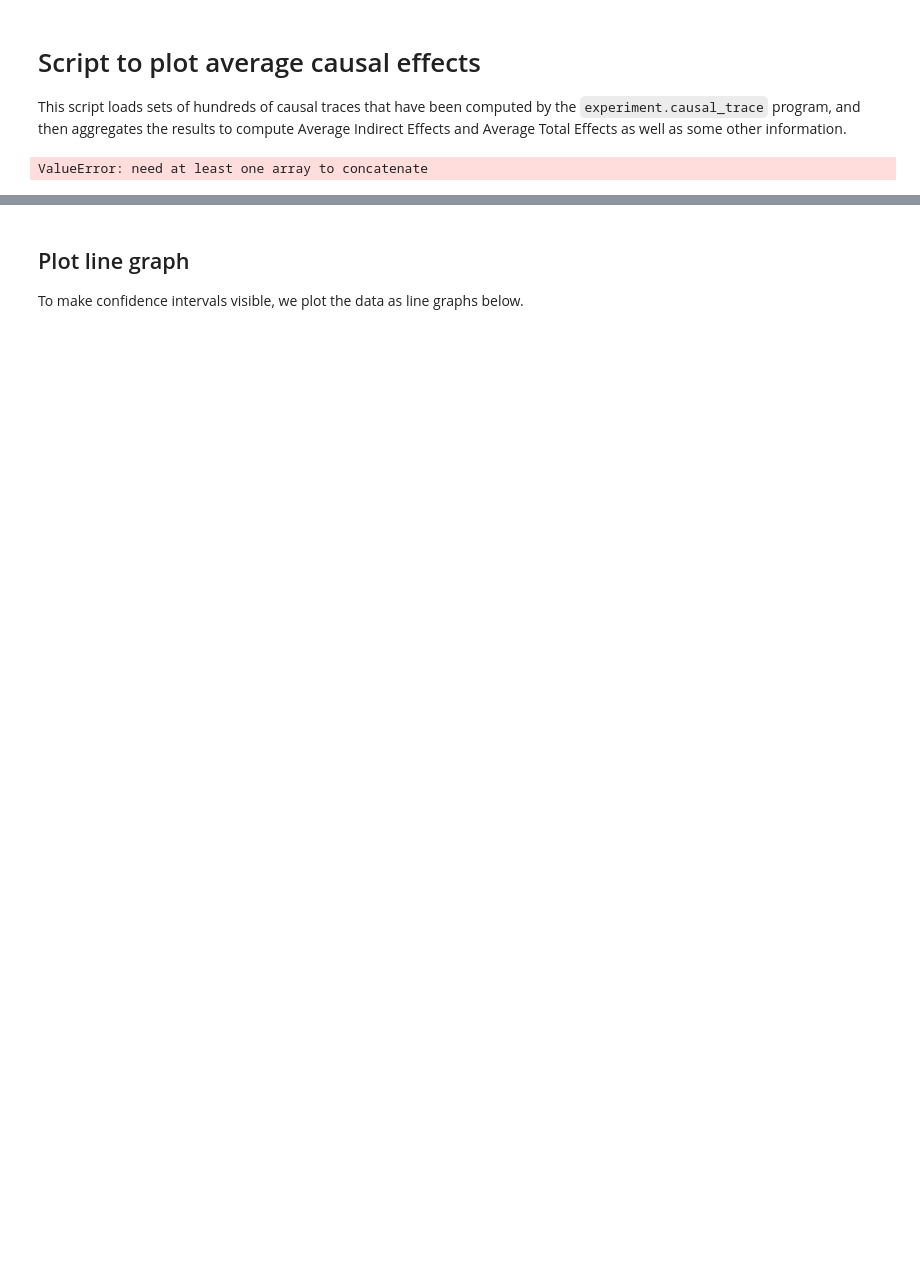
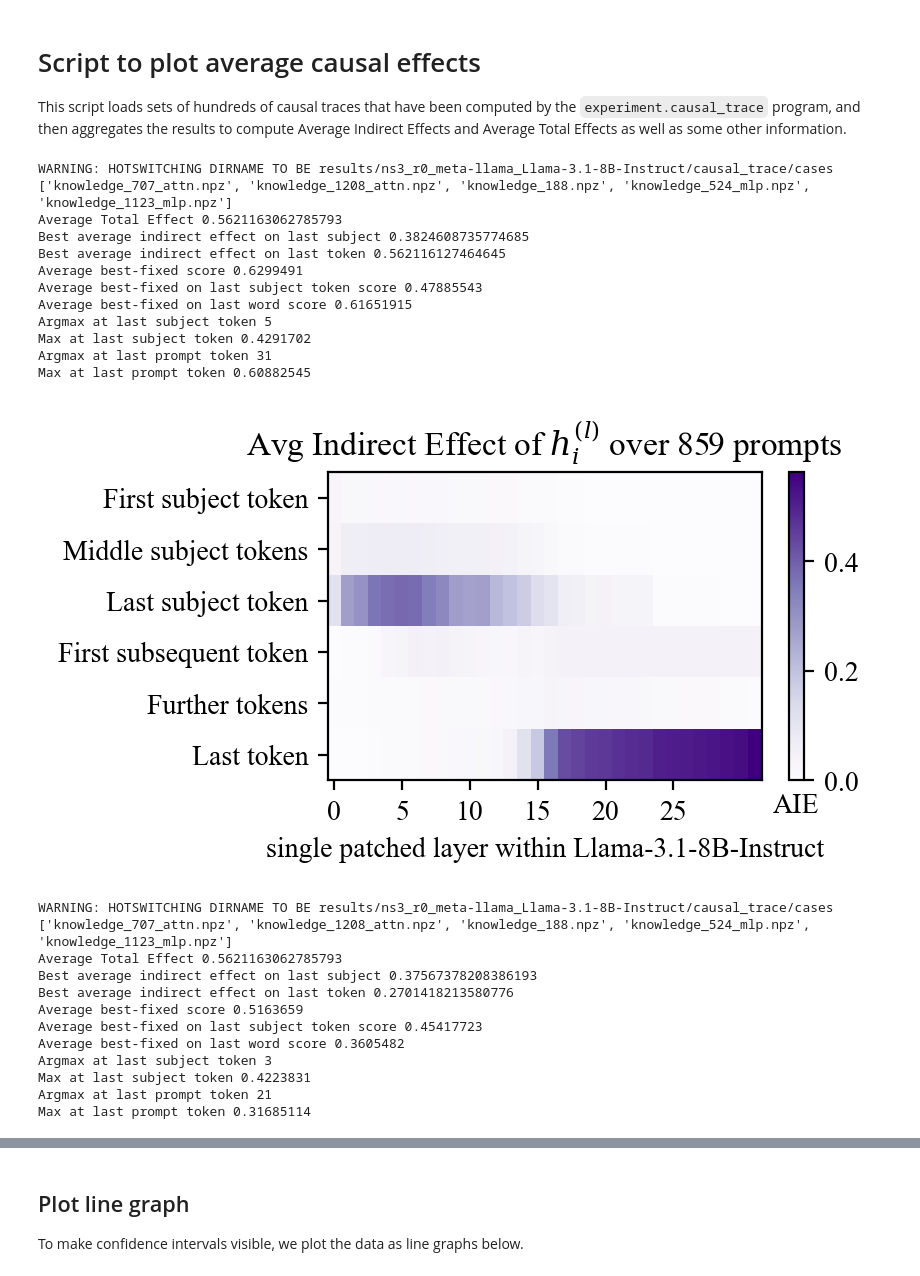
Before and after one commit to Neelectric/rome, a Jupyter notebook: notebooks/average_causal_effects.ipynb, the cells around one changed output, grey strips where cells are left out. Saved outputs shown, nothing was run; the diff lists cells and outputs as text; code cells hidden in the pictures; blank space fills up the shorter version.

Commit message:
Graphs for Llama3.1 8b instruct

```diff
--- a/notebooks/average_causal_effects.ipynb
+++ b/notebooks/average_causal_effects.ipynb
@@ -20,6 +20,9 @@ archname = "GPT-2-XL"
 
 # arch = 'EleutherAI_gpt-neox-20b'
 # archname = 'GPT-NeoX-20B'
+
+arch = "meta-llama_Llama-3.1-8B-Instruct"
+archname = "Llama-3.1-8B-Instruct"
 
 
 class Avg:
@@ -43,7 +46,13 @@ class Avg:
 
 
 def read_knowlege(count=150, kind=None, arch="gpt2-xl"):
-    dirname = f"results/{arch}/causal_trace/cases/"
+    # dirname = f"results/{arch}/causal_trace/cases/"
+    # dirname = f"results/ns3_r0_{arch}/causal_trace/cases/"
+    dirname = f"results/ns3_r0_{arch}/causal_trace/cases"
+    print(f"WARNING: HOTSWITCHING DIRNAME TO BE {dirname}")
+    # print first five files in dirname directory:
+    print(os.listdir(dirname)[:5])
+
     kindcode = "" if not kind else f"_{kind}"
     (
         avg_fe,
@@ -178,31 +187,55 @@ def plot_array(
         plt.savefig(savepdf, bbox_inches="tight")
     plt.show()
 
 
 the_count = 1208
 high_score = None  # Scale all plots according to the y axis of the first plot
 
 for kind in [None, "mlp", "attn"]:
     d = read_knowlege(the_count, kind, arch)
     count = d["size"]
     what = {
         None: "Indirect Effect of $h_i^{(l)}$",
         "mlp": "Indirect Effect of MLP",
         "attn": "Indirect Effect of Attn",
     }[kind]
     title = f"Avg {what} over {count} prompts"
     result = numpy.clip(d["result"] - d["low_score"], 0, None)
     kindcode = "" if kind is None else f"_{kind}"
     if kind not in ["mlp", "attn"]:
         high_score = result.max()
     plot_array(
         result,
         kind=kind,
         title=title,
         low_score=0.0,
         high_score=high_score,
         archname=archname,
         savepdf=f"results/{arch}/causal_trace/summary_pdfs/rollup{kindcode}.pdf",
     )
 # %% [output]
-ValueError: need at least one array to concatenate
+WARNING: HOTSWITCHING DIRNAME TO BE results/ns3_r0_meta-llama_Llama-3.1-8B-Instruct/causal_trace/cases
+['knowledge_707_attn.npz', 'knowledge_1208_attn.npz', 'knowledge_188.npz', 'knowledge_524_mlp.npz', 'knowledge_1123_mlp.npz']
+Average Total Effect 0.5621163062785793
+Best average indirect effect on last subject 0.3824608735774685
+Best average indirect effect on last token 0.562116127464645
+Average best-fixed score 0.6299491
+Average best-fixed on last subject token score 0.47885543
+Average best-fixed on last word score 0.61651915
+Argmax at last subject token 5
+Max at last subject token 0.4291702
+Argmax at last prompt token 31
+Max at last prompt token 0.60882545
+[figure, added]
+WARNING: HOTSWITCHING DIRNAME TO BE results/ns3_r0_meta-llama_Llama-3.1-8B-Instruct/causal_trace/cases
+['knowledge_707_attn.npz', 'knowledge_1208_attn.npz', 'knowledge_188.npz', 'knowledge_524_mlp.npz', 'knowledge_1123_mlp.npz']
+Average Total Effect 0.5621163062785793
+Best average indirect effect on last subject 0.37567378208386193
+Best average indirect effect on last token 0.2701418213580776
+Average best-fixed score 0.5163659
+Average best-fixed on last subject token score 0.45417723
+Average best-fixed on last word score 0.3605482
+Argmax at last subject token 3
+Max at last subject token 0.4223831
+Argmax at last prompt token 21
+Max at last prompt token 0.31685114
```
Also changed, not shown: parts of 1 cell of this notebook, 3 other files.
